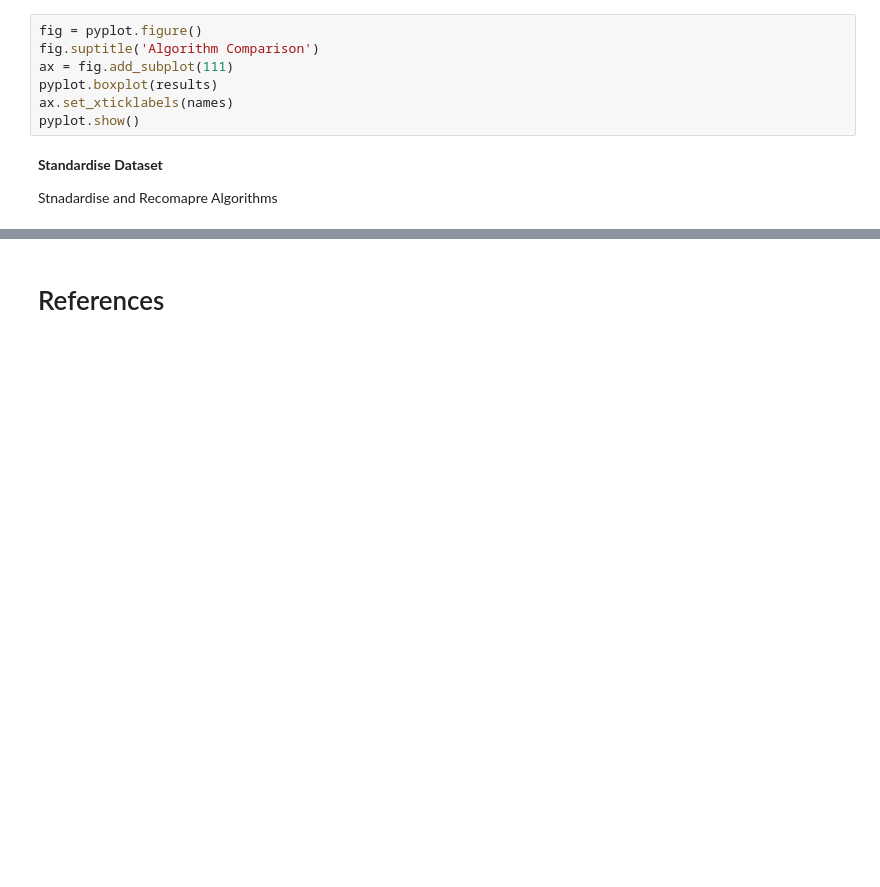
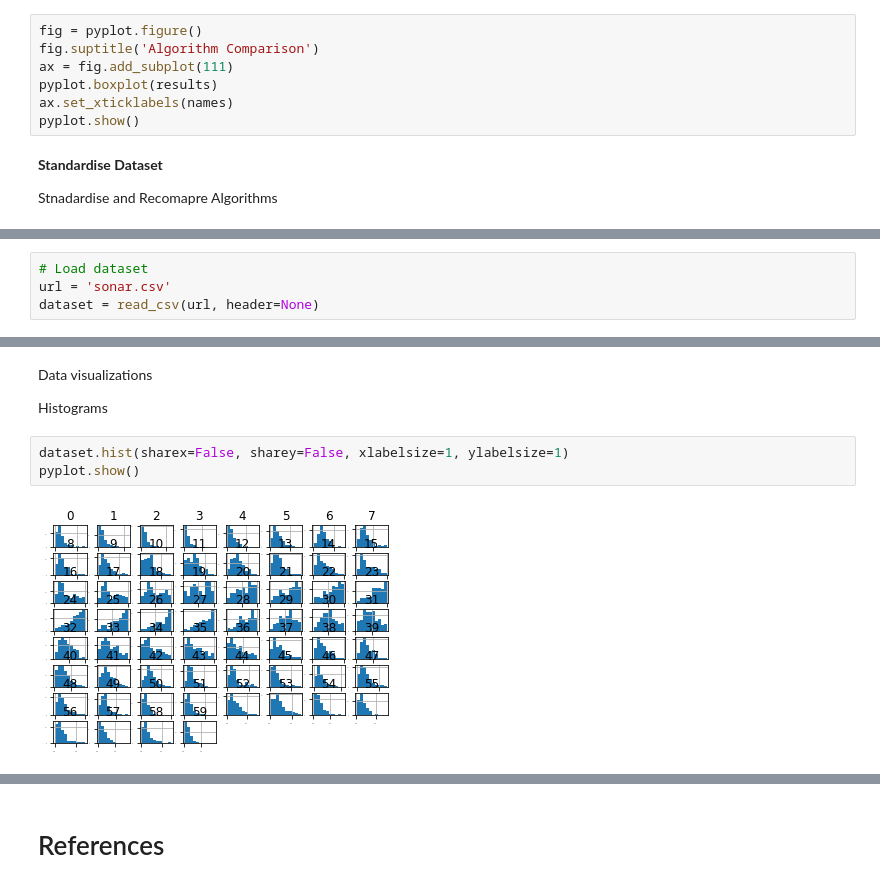
Before and after one commit to SharonNicG/52954-Machine-Learning-and-Statistics, a Jupyter notebook: scikit-learn.ipynb, the cells around one changed output, grey strips where cells are left out. Saved outputs shown, nothing was run; the diff lists cells and outputs as text; blank space fills up the shorter version.

Commit message:
Uploaded second dataset for classification and initated data prep

```diff
--- a/scikit-learn.ipynb
+++ b/scikit-learn.ipynb
@@ -396,0 +402,4 @@ NameError: name 'Pipeline' is not defined
+# %%
+# Load dataset
+url = 'sonar.csv'
+dataset = read_csv(url, header=None)
@@ -396,0 +494,9 @@ NameError: name 'Pipeline' is not defined
+# %% [markdown]
+Data visualizations
+
+Histograms
+# %%
+dataset.hist(sharex=False, sharey=False, xlabelsize=1, ylabelsize=1)
+pyplot.show()
+# %% [output]
+[figure, added]
```
Also changed, not shown: parts of 30 cells of this notebook, 1 other file.
